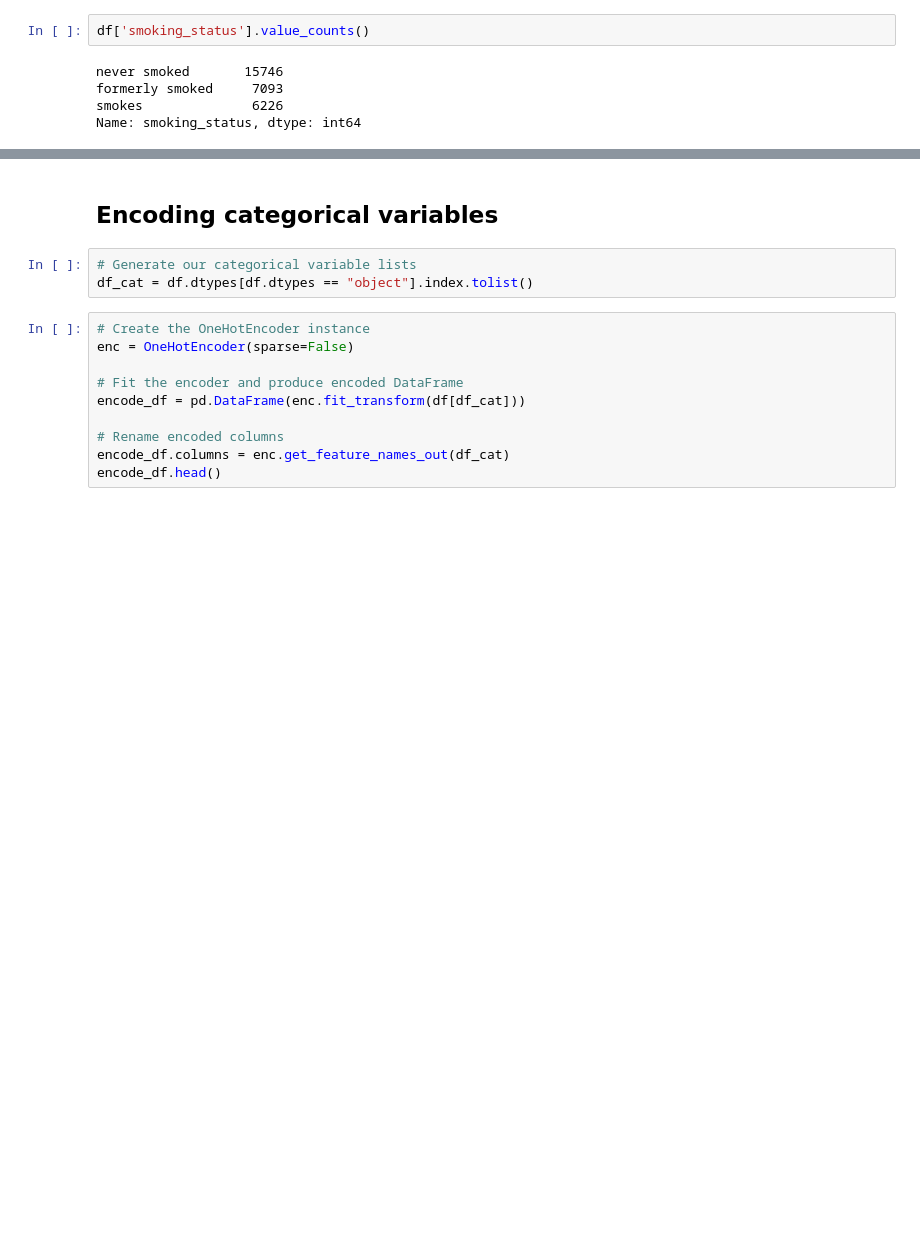
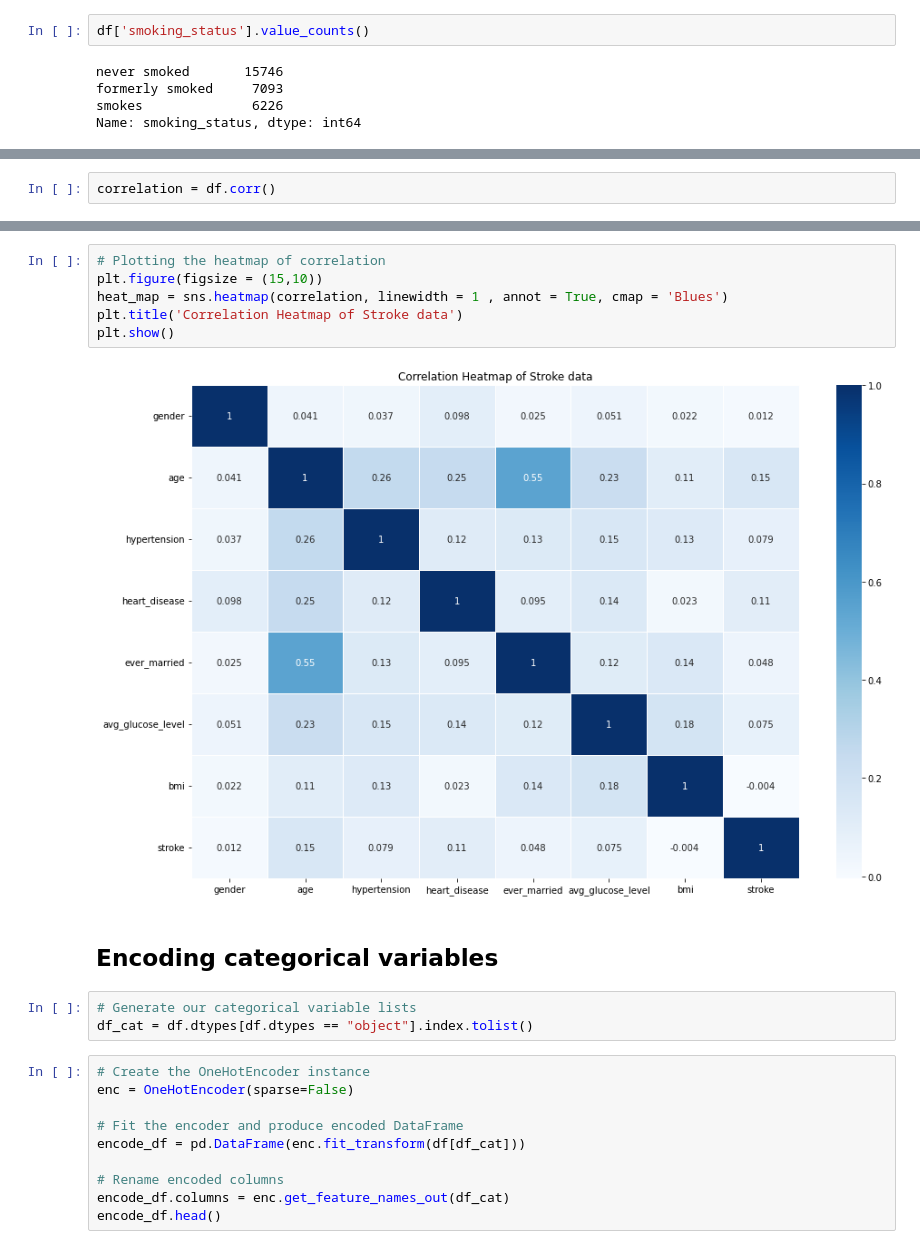
Before and after one commit to Zarif601/HeartDisease-and-Stroke-Analysis, a Jupyter notebook: stroke_analysis.ipynb, the cells around one changed output, grey strips where cells are left out. Saved outputs shown, nothing was run; the diff lists cells and outputs as text; blank space fills up the shorter version.

```diff
--- a/stroke_analysis.ipynb
+++ b/stroke_analysis.ipynb
@@ -156,0 +158,2 @@ Name: smoking_status, dtype: int64
+# %%
+correlation = df.corr()
@@ -157,3 +172,11 @@ Name: smoking_status, dtype: int64
+# %%
+# Plotting the heatmap of correlation
+plt.figure(figsize = (15,10))
+heat_map = sns.heatmap(correlation, linewidth = 1 , annot = True, cmap = 'Blues')
+plt.title('Correlation Heatmap of Stroke data')
+plt.show()
+# %% [output]
+[figure, added]
 # %% [markdown]
 ## Encoding categorical variables
 # %%
```
Also changed, not shown: parts of 11 cells of this notebook, 1 other file.
